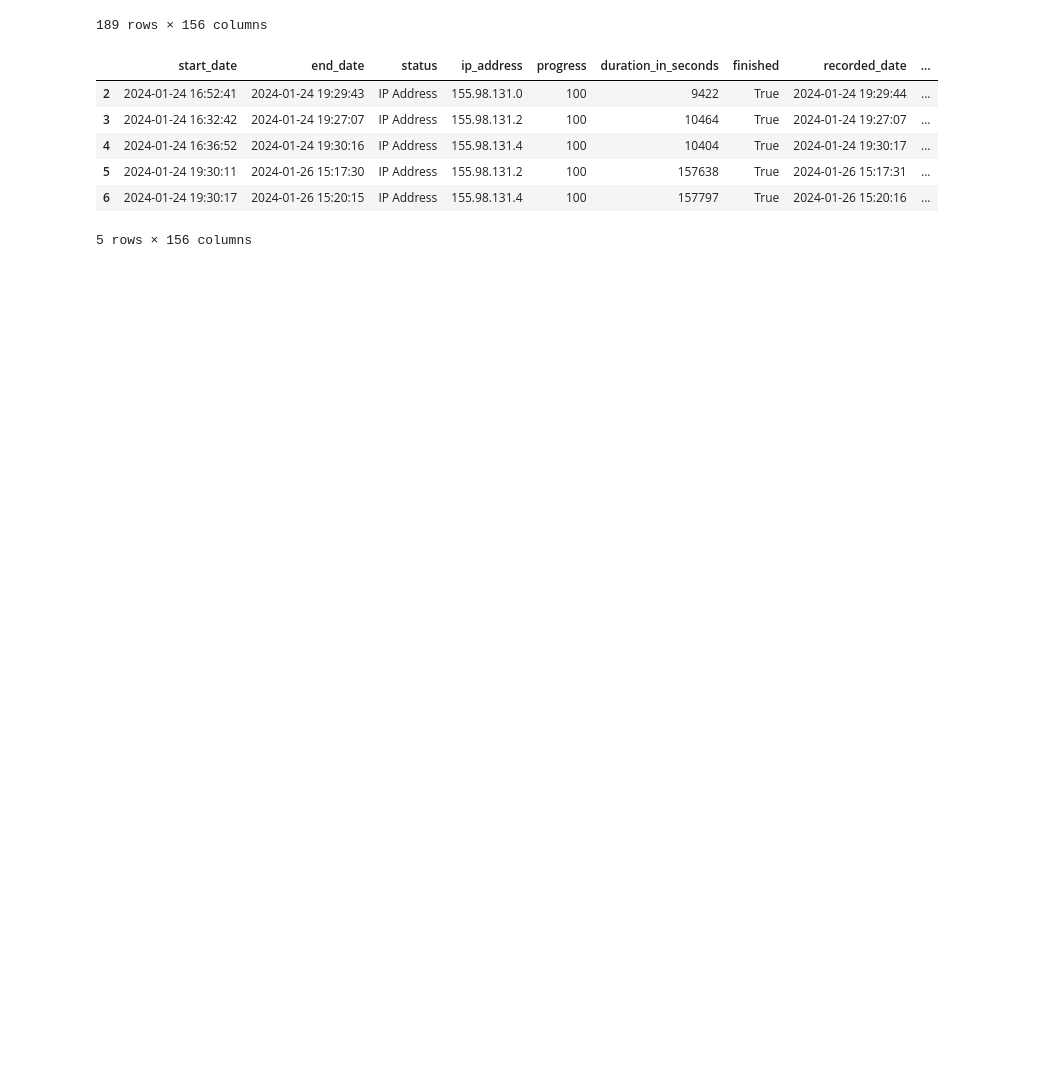
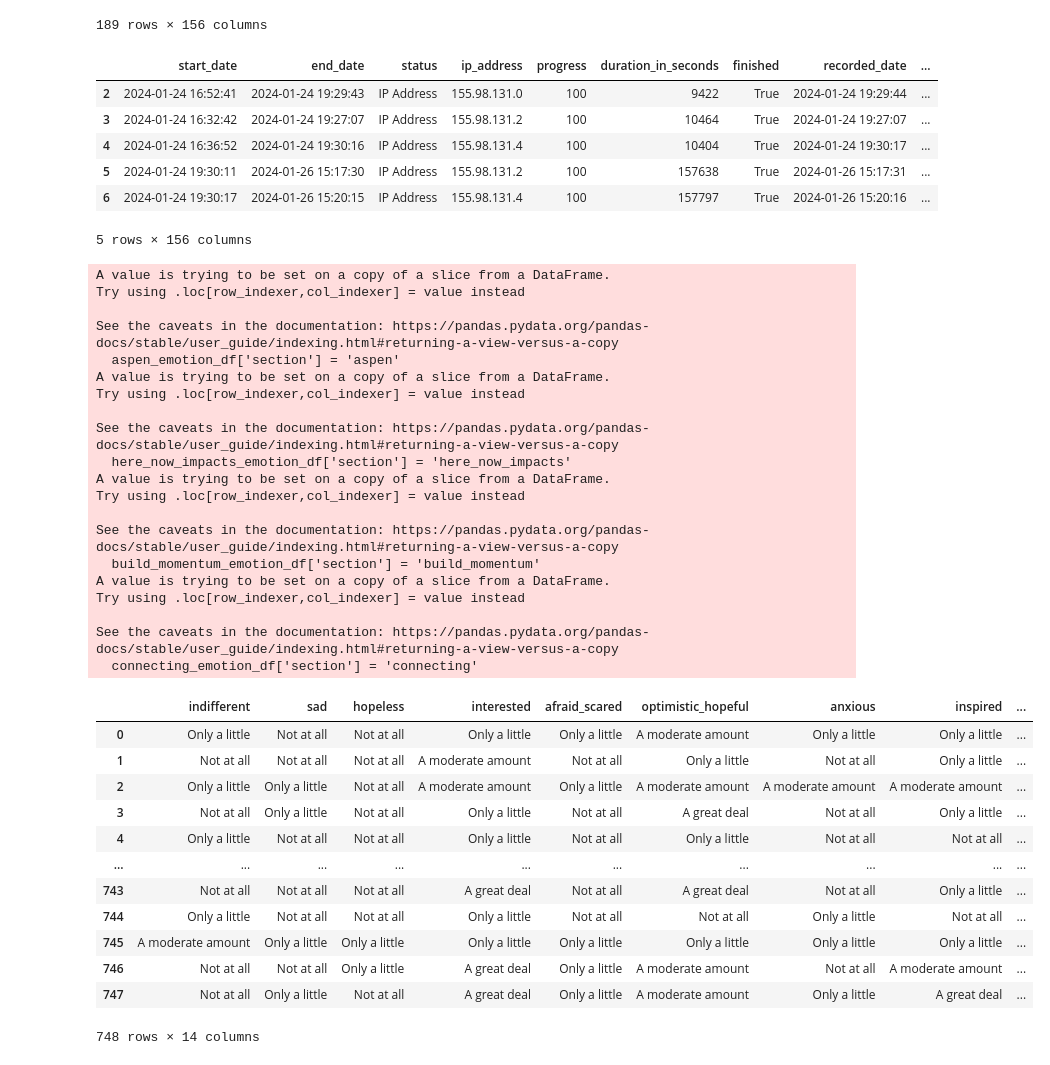
Before and after one commit to Hailcyon/AISL-data-analysis, a Jupyter notebook: get_emotion_descriptives.ipynb, the cells around one changed output. Drawn from its saved outputs; the diff is of its cells as text; code cells hidden in the pictures; blank space fills up the shorter version.

Commit message:
Created dataframe to make plots in R

```diff
--- a/get_emotion_descriptives.ipynb
+++ b/get_emotion_descriptives.ipynb
@@ -148,0 +175,54 @@ clean_analysis_df.head()
+# %%
+# Add identifier column to each dataframe
+aspen_emotion_df['section'] = 'aspen'
+here_now_impacts_emotion_df['section'] = 'here_now_impacts'
+build_momentum_emotion_df['section'] = 'build_momentum'
+connecting_emotion_df['section'] = 'connecting'
+
+# Combine all dataframes vertically
+combined_emotions_df = pd.concat([
+    aspen_emotion_df,
+    here_now_impacts_emotion_df,
+    build_momentum_emotion_df,
+    connecting_emotion_df
+], axis=0)
+
+# Reset index to avoid duplicate indices
+combined_emotions_df = combined_emotions_df.reset_index(drop=True)
+
+# Display the combined dataframe
+display(combined_emotions_df)
+# %% [output]
+A value is trying to be set on a copy of a slice from a DataFrame.
+Try using .loc[row_indexer,col_indexer] = value instead
+
+See the caveats in the documentation: https://pandas.pydata.org/pandas-docs/stable/user_guide/indexing.html#returning-a-view-versus-a-copy
+  aspen_emotion_df['section'] = 'aspen'
+A value is trying to be set on a copy of a slice from a DataFrame.
+Try using .loc[row_indexer,col_indexer] = value instead
+
+See the caveats in the documentation: https://pandas.pydata.org/pandas-docs/stable/user_guide/indexing.html#returning-a-view-versus-a-copy
+  here_now_impacts_emotion_df['section'] = 'here_now_impacts'
+A value is trying to be set on a copy of a slice from a DataFrame.
+Try using .loc[row_indexer,col_indexer] = value instead
+
+See the caveats in the documentation: https://pandas.pydata.org/pandas-docs/stable/user_guide/indexing.html#returning-a-view-versus-a-copy
+  build_momentum_emotion_df['section'] = 'build_momentum'
+A value is trying to be set on a copy of a slice from a DataFrame.
+Try using .loc[row_indexer,col_indexer] = value instead
+
+See the caveats in the documentation: https://pandas.pydata.org/pandas-docs/stable/user_guide/indexing.html#returning-a-view-versus-a-copy
+  connecting_emotion_df['section'] = 'connecting'
+|  | indifferent | sad | hopeless | interested | afraid_scared | optimistic_hopeful | anxious | inspired | ... |
+| 0 | Only a little | Not at all | Not at all | Only a little | Only a little | A moderate amount | Only a little | Only a little | ... |
+| 1 | Not at all | Not at all | Not at all | A moderate amount | Not at all | Only a little | Not at all | Only a little | ... |
+| 2 | Only a little | Only a little | Not at all | A moderate amount | Only a little | A moderate amount | A moderate amount | A moderate amount | ... |
+| 3 | Not at all | Only a little | Not at all | Only a little | Not at all | A great deal | Not at all | Only a little | ... |
+| 4 | Only a little | Not at all | Not at all | Only a little | Not at all | Only a little | Not at all | Not at all | ... |
+| ... | ... | ... | ... | ... | ... | ... | ... | ... | ... |
+| 743 | Not at all | Not at all | Not at all | A great deal | Not at all | A great deal | Not at all | Only a little | ... |
+| 744 | Only a little | Not at all | Not at all | Only a little | Not at all | Not at all | Only a little | Not at all | ... |
+| 745 | A moderate amount | Only a little | Only a little | Only a little | Only a little | Only a little | Only a little | Only a little | ... |
+| 746 | Not at all | Not at all | Only a little | A great deal | Only a little | A moderate amount | Not at all | A moderate amount | ... |
+| 747 | Not at all | Only a little | Not at all | A great deal | Only a little | A moderate amount | Only a little | A great deal | ... |
+748 rows × 14 columns
```
Also changed, not shown: parts of 2 cells of this notebook.
